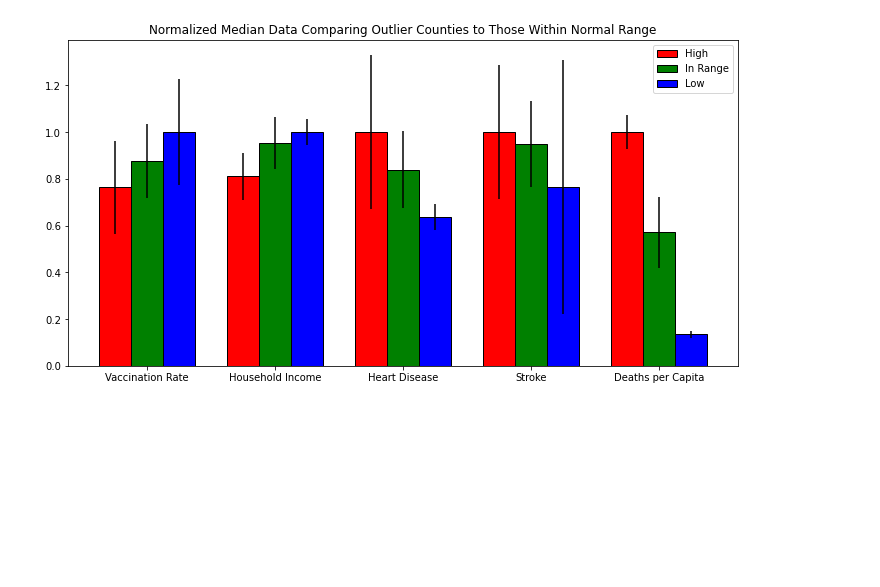
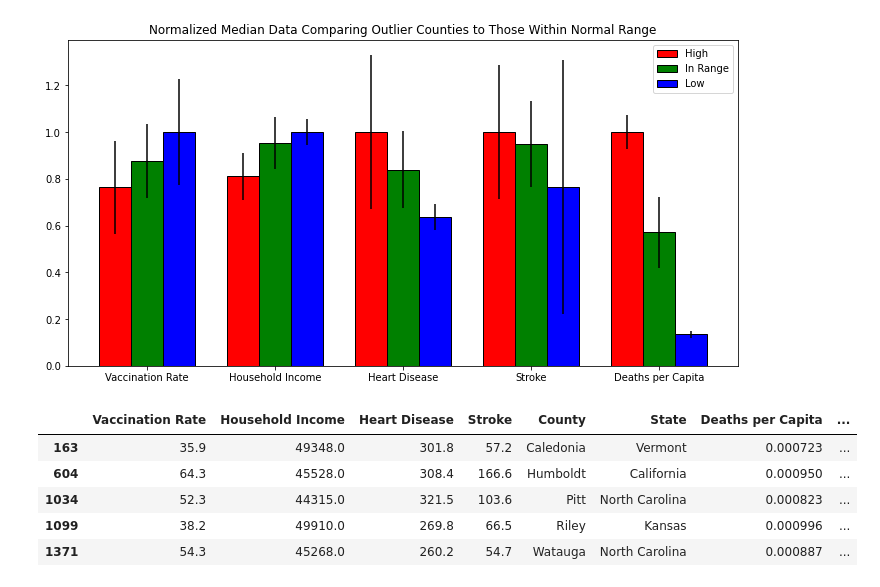
Before and after one commit to CarlaLorenteAnon/project-1, a Jupyter notebook: anova.ipynb, the cells around one changed output. Saved outputs shown, nothing was run; the diff lists cells and outputs as text; code cells hidden in the pictures; blank space fills up the shorter version.

```diff
--- a/anova.ipynb
+++ b/anova.ipynb
@@ -175,3 +173,12 @@ plt.legend()
 plt.show()
 # %% [output]
 [figure]
+# %%
+outliers_low.drop(columns = 'Party')
+# %% [output]
+|  | Vaccination Rate | Household Income | Heart Disease | Stroke | County | State | Deaths per Capita | ... |
+| 163 | 35.9 | 49348.0 | 301.8 | 57.2 | Caledonia | Vermont | 0.000723 | ... |
+| 604 | 64.3 | 45528.0 | 308.4 | 166.6 | Humboldt | California | 0.000950 | ... |
+| 1034 | 52.3 | 44315.0 | 321.5 | 103.6 | Pitt | North Carolina | 0.000823 | ... |
+| 1099 | 38.2 | 49910.0 | 269.8 | 66.5 | Riley | Kansas | 0.000996 | ... |
+| 1371 | 54.3 | 45268.0 | 260.2 | 54.7 | Watauga | North Carolina | 0.000887 | ... |
```
Also changed, not shown: parts of 3 cells of this notebook.
